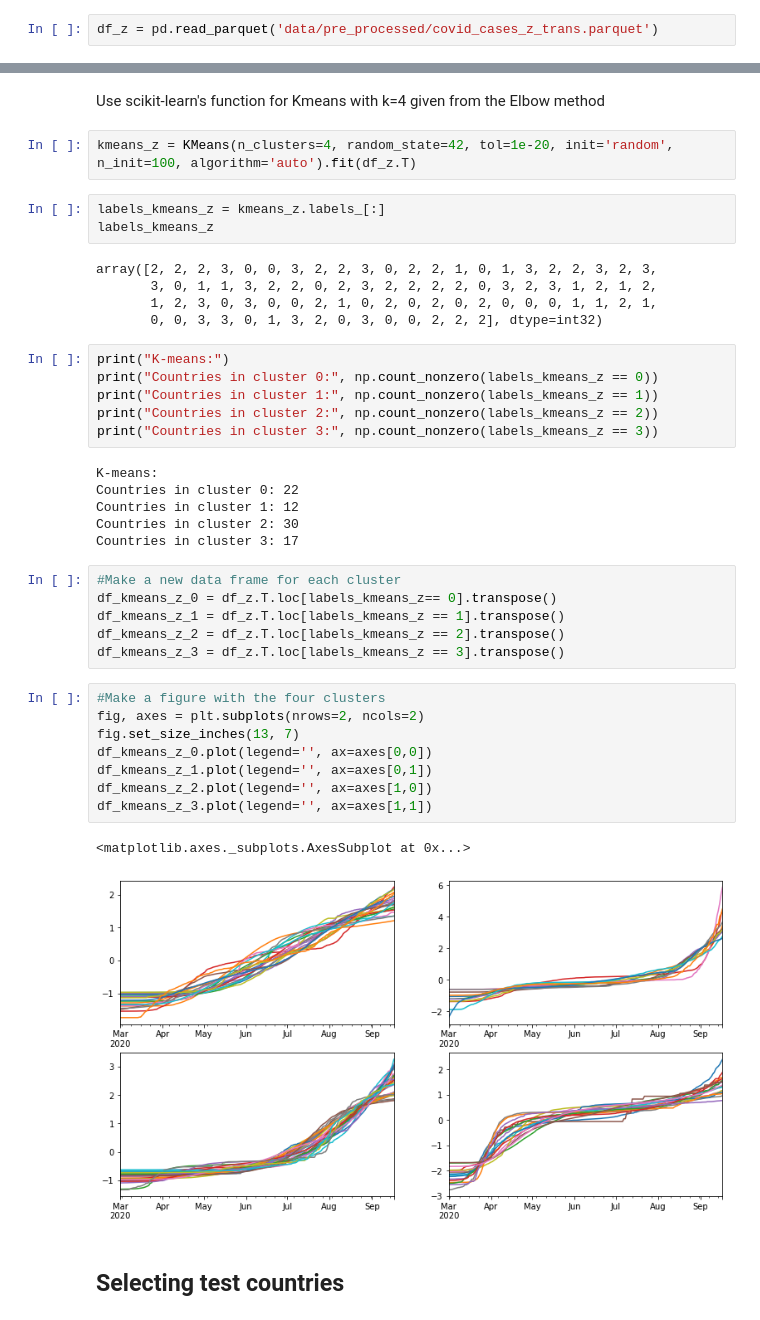
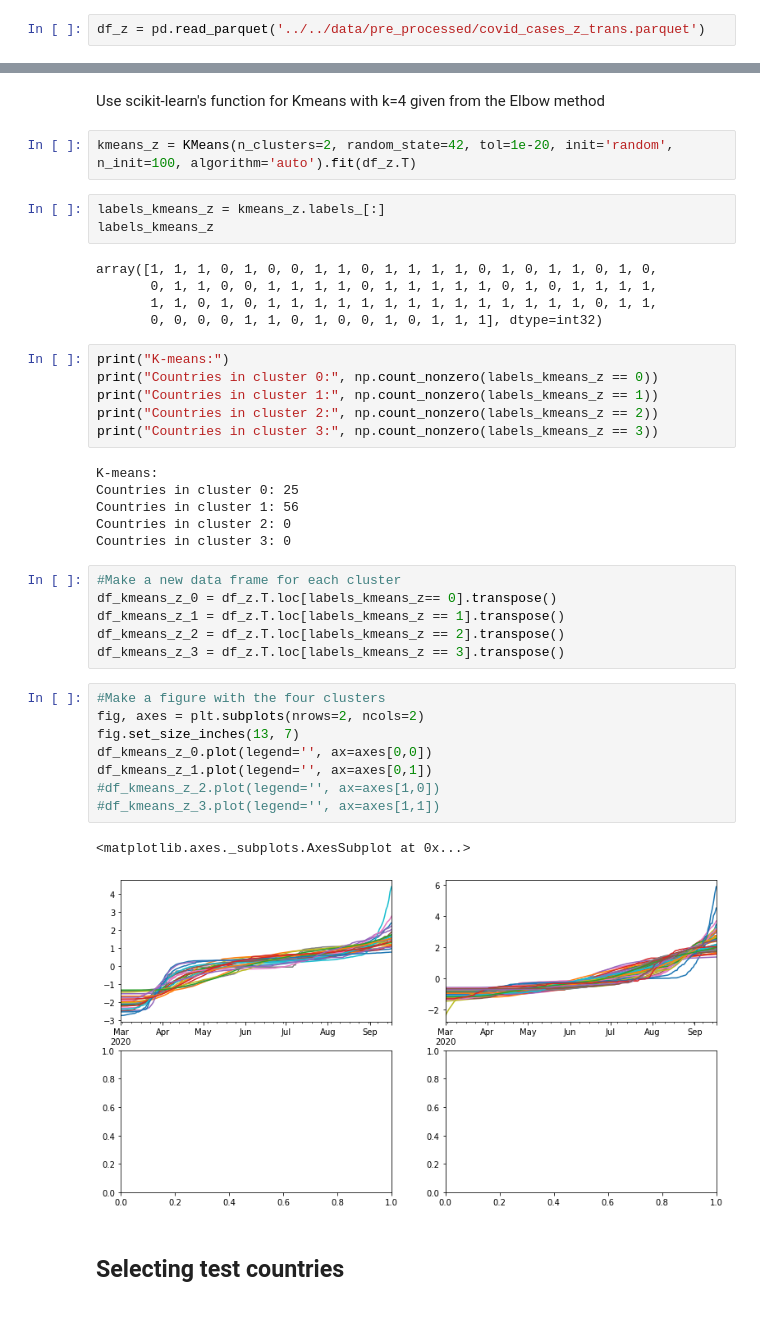
Before and after one commit to anweei/Covid-forecasting, a Jupyter notebook: new_version/clustering/parameter_selection/k_means_parameter_testing.ipynb, the cells around one changed output, grey strips where cells are left out. Saved outputs shown, nothing was run; the diff lists cells and outputs as text.

```diff
--- a/new_version/clustering/parameter_selection/k_means_parameter_testing.ipynb
+++ b/new_version/clustering/parameter_selection/k_means_parameter_testing.ipynb
@@ -70,7 +70,7 @@ def accumulated_dataframe_column(df_test,cluster_CB_df):
         cluster_CB_df['Accumulated_Prediction'][i] = cluster_CB_df['Accumulated_Prediction'][i-1]+cluster_CB_df['Predicted'][i]
     return cluster_CB_df
 # %%
-df_z = pd.read_parquet('data/pre_processed/covid_cases_z_trans.parquet')
+df_z = pd.read_parquet('../../data/pre_processed/covid_cases_z_trans.parquet')
 # %%
 countries_z = []
 for col in df_z.columns:
@@ -78,15 +78,15 @@ for col in df_z.columns:
 # %% [markdown]
 Use scikit-learn's function for Kmeans with k=4 given from the Elbow method
 # %%
-kmeans_z = KMeans(n_clusters=4, random_state=42, tol=1e-20, init='random', n_init=100, algorithm='auto').fit(df_z.T)
+kmeans_z = KMeans(n_clusters=2, random_state=42, tol=1e-20, init='random', n_init=100, algorithm='auto').fit(df_z.T)
 # %%
 labels_kmeans_z = kmeans_z.labels_[:]
 labels_kmeans_z
 # %% [output]
-array([2, 2, 2, 3, 0, 0, 3, 2, 2, 3, 0, 2, 2, 1, 0, 1, 3, 2, 2, 3, 2, 3,
-       3, 0, 1, 1, 3, 2, 2, 0, 2, 3, 2, 2, 2, 2, 0, 3, 2, 3, 1, 2, 1, 2,
-       1, 2, 3, 0, 3, 0, 0, 2, 1, 0, 2, 0, 2, 0, 2, 0, 0, 0, 1, 1, 2, 1,
-       0, 0, 3, 3, 0, 1, 3, 2, 0, 3, 0, 0, 2, 2, 2], dtype=int32)
+array([1, 1, 1, 0, 1, 0, 0, 1, 1, 0, 1, 1, 1, 1, 0, 1, 0, 1, 1, 0, 1, 0,
+       0, 1, 1, 0, 0, 1, 1, 1, 1, 0, 1, 1, 1, 1, 1, 0, 1, 0, 1, 1, 1, 1,
+       1, 1, 0, 1, 0, 1, 1, 1, 1, 1, 1, 1, 1, 1, 1, 1, 1, 1, 1, 0, 1, 1,
+       0, 0, 0, 0, 1, 1, 0, 1, 0, 0, 1, 0, 1, 1, 1], dtype=int32)
 # %%
 print("K-means:")
 print("Countries in cluster 0:", np.count_nonzero(labels_kmeans_z == 0))
@@ -95,10 +95,10 @@ print("Countries in cluster 2:", np.count_nonzero(labels_kmeans_z == 2))
 print("Countries in cluster 3:", np.count_nonzero(labels_kmeans_z == 3))
 # %% [output]
 K-means:
-Countries in cluster 0: 22
-Countries in cluster 1: 12
-Countries in cluster 2: 30
-Countries in cluster 3: 17
+Countries in cluster 0: 25
+Countries in cluster 1: 56
+Countries in cluster 2: 0
+Countries in cluster 3: 0
 # %%
 #Make a new data frame for each cluster
 df_kmeans_z_0 = df_z.T.loc[labels_kmeans_z== 0].transpose()
@@ -108,14 +108,14 @@ df_kmeans_z_3 = df_z.T.loc[labels_kmeans_z == 3].transpose()
 # %%
 #Make a figure with the four clusters
 fig, axes = plt.subplots(nrows=2, ncols=2)
 fig.set_size_inches(13, 7)
 df_kmeans_z_0.plot(legend='', ax=axes[0,0])
 df_kmeans_z_1.plot(legend='', ax=axes[0,1])
-df_kmeans_z_2.plot(legend='', ax=axes[1,0])
-df_kmeans_z_3.plot(legend='', ax=axes[1,1])
+#df_kmeans_z_2.plot(legend='', ax=axes[1,0])
+#df_kmeans_z_3.plot(legend='', ax=axes[1,1])
 # %% [output]
 <matplotlib.axes._subplots.AxesSubplot at 0x...>
-[figure, old version]
+[figure, new version]
 # %% [markdown]
 ## Selecting test countries
 # %%
```
Also changed, not shown: parts of 28 cells of this notebook, 30 other files.
